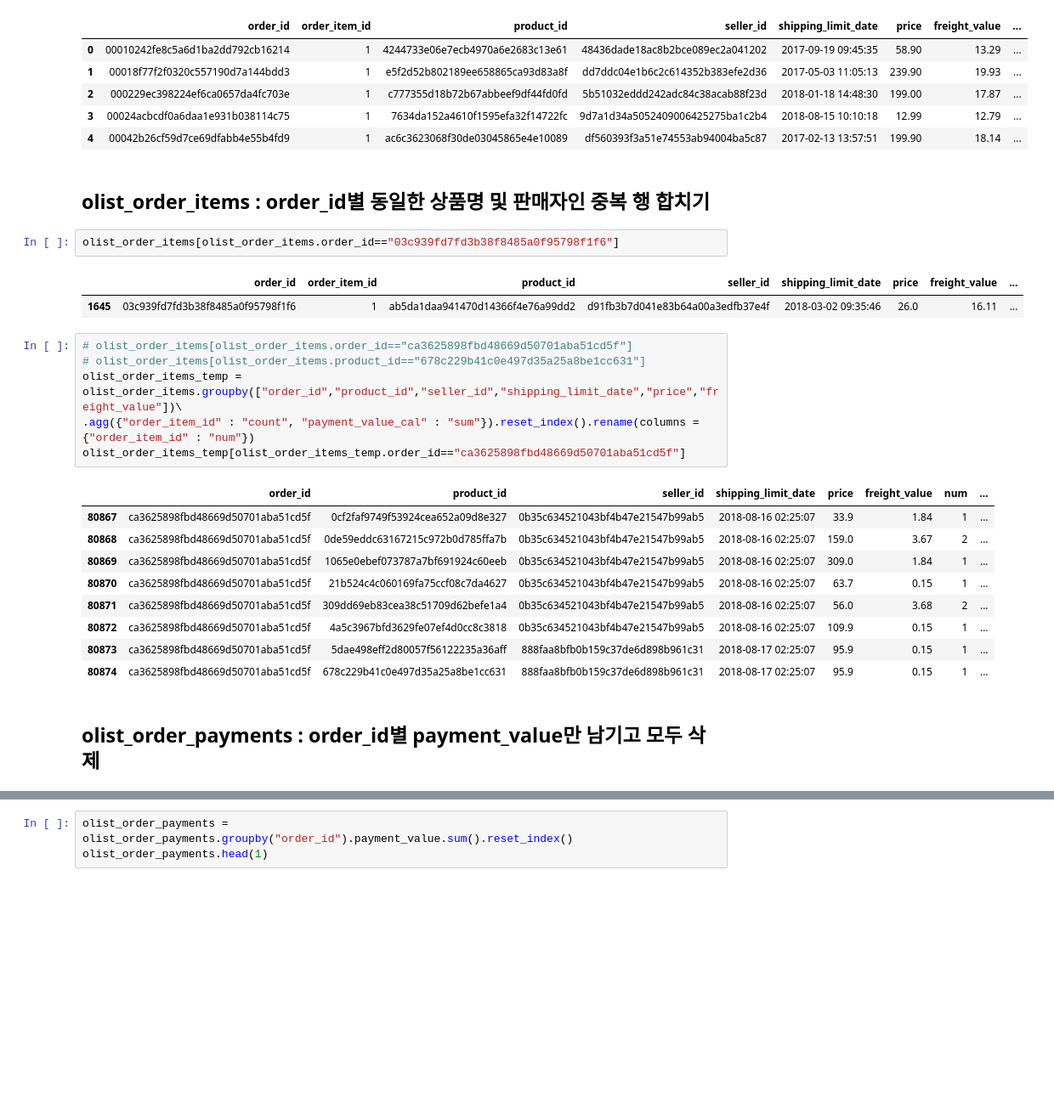
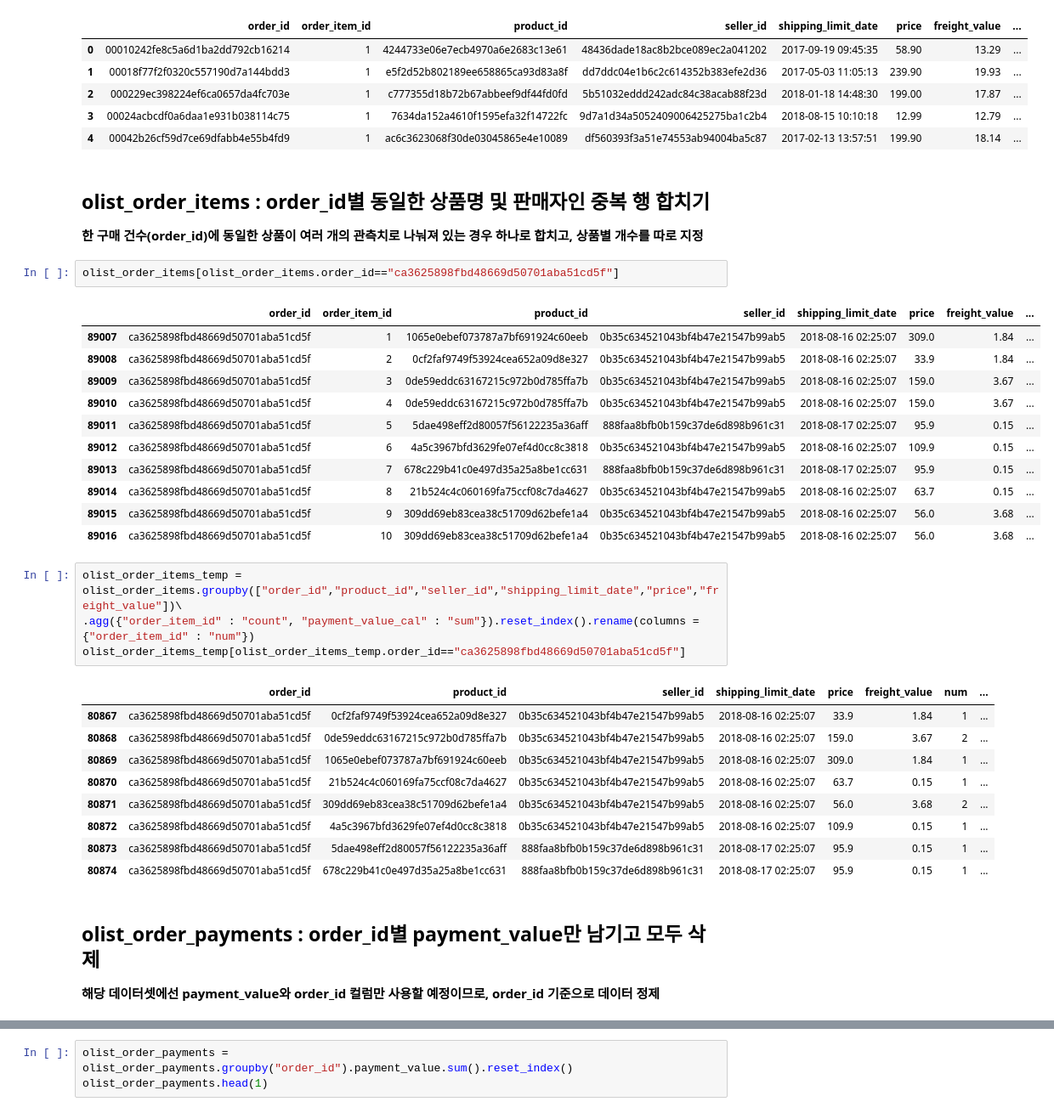
Before and after one commit to changyong93/project_Brazilian-E-Commerce-Public-Dataset-by-Olist, a Jupyter notebook: Untitled2.ipynb, the cells around one changed output, grey strips where cells are left out. Shown at 85% size. Drawn from its saved outputs; the diff is of its cells as text; blank space fills up the shorter version.

```diff
--- a/Untitled2.ipynb
+++ b/Untitled2.ipynb
@@ -100,14 +86,23 @@ olist_order_items.head()
 | 4 | 00042b26cf59d7ce69dfabb4e55b4fd9 | 1 | ac6c3623068f30de03045865e4e10089 | df560393f3a51e74553ab94004ba5c87 | 2017-02-13 13:57:51 | 199.90 | 18.14 | ... |
 # %% [markdown]
 ## olist_order_items : order_id별 동일한 상품명 및 판매자인 중복 행 합치기
+**한 구매 건수(order_id)에 동일한 상품이 여러 개의 관측치로 나눠져 있는 경우 하나로 합치고,
+상품별 개수를 따로 지정**
 # %%
-olist_order_items[olist_order_items.order_id=="03c939fd7fd3b38f8485a0f95798f1f6"]
+olist_order_items[olist_order_items.order_id=="ca3625898fbd48669d50701aba51cd5f"]
 # %% [output]
 |  | order_id | order_item_id | product_id | seller_id | shipping_limit_date | price | freight_value | ... |
-| 1645 | 03c939fd7fd3b38f8485a0f95798f1f6 | 1 | ab5da1daa941470d14366f4e76a99dd2 | d91fb3b7d041e83b64a00a3edfb37e4f | 2018-03-02 09:35:46 | 26.0 | 16.11 | ... |
+| 89007 | ca3625898fbd48669d50701aba51cd5f | 1 | 1065e0ebef073787a7bf691924c60eeb | 0b35c634521043bf4b47e21547b99ab5 | 2018-08-16 02:25:07 | 309.0 | 1.84 | ... |
+| 89008 | ca3625898fbd48669d50701aba51cd5f | 2 | 0cf2faf9749f53924cea652a09d8e327 | 0b35c634521043bf4b47e21547b99ab5 | 2018-08-16 02:25:07 | 33.9 | 1.84 | ... |
+| 89009 | ca3625898fbd48669d50701aba51cd5f | 3 | 0de59eddc63167215c972b0d785ffa7b | 0b35c634521043bf4b47e21547b99ab5 | 2018-08-16 02:25:07 | 159.0 | 3.67 | ... |
+| 89010 | ca3625898fbd48669d50701aba51cd5f | 4 | 0de59eddc63167215c972b0d785ffa7b | 0b35c634521043bf4b47e21547b99ab5 | 2018-08-16 02:25:07 | 159.0 | 3.67 | ... |
+| 89011 | ca3625898fbd48669d50701aba51cd5f | 5 | 5dae498eff2d80057f56122235a36aff | 888faa8bfb0b159c37de6d898b961c31 | 2018-08-17 02:25:07 | 95.9 | 0.15 | ... |
+| 89012 | ca3625898fbd48669d50701aba51cd5f | 6 | 4a5c3967bfd3629fe07ef4d0cc8c3818 | 0b35c634521043bf4b47e21547b99ab5 | 2018-08-16 02:25:07 | 109.9 | 0.15 | ... |
+| 89013 | ca3625898fbd48669d50701aba51cd5f | 7 | 678c229b41c0e497d35a25a8be1cc631 | 888faa8bfb0b159c37de6d898b961c31 | 2018-08-17 02:25:07 | 95.9 | 0.15 | ... |
+| 89014 | ca3625898fbd48669d50701aba51cd5f | 8 | 21b524c4c060169fa75ccf08c7da4627 | 0b35c634521043bf4b47e21547b99ab5 | 2018-08-16 02:25:07 | 63.7 | 0.15 | ... |
+| 89015 | ca3625898fbd48669d50701aba51cd5f | 9 | 309dd69eb83cea38c51709d62befe1a4 | 0b35c634521043bf4b47e21547b99ab5 | 2018-08-16 02:25:07 | 56.0 | 3.68 | ... |
+| 89016 | ca3625898fbd48669d50701aba51cd5f | 10 | 309dd69eb83cea38c51709d62befe1a4 | 0b35c634521043bf4b47e21547b99ab5 | 2018-08-16 02:25:07 | 56.0 | 3.68 | ... |
 # %%
-# olist_order_items[olist_order_items.order_id=="ca3625898fbd48669d50701aba51cd5f"]
-# olist_order_items[olist_order_items.product_id=="678c229b41c0e497d35a25a8be1cc631"]
 olist_order_items_temp = olist_order_items.groupby(["order_id","product_id","seller_id","shipping_limit_date","price","freight_value"])\
 .agg({"order_item_id" : "count", "payment_value_cal" : "sum"}).reset_index().rename(columns = {"order_item_id" : "num"})
 olist_order_items_temp[olist_order_items_temp.order_id=="ca3625898fbd48669d50701aba51cd5f"]
@@ -123,3 +118,4 @@ olist_order_items_temp[olist_order_items_temp.order_id=="ca3625898fbd48669d50701
 | 80874 | ca3625898fbd48669d50701aba51cd5f | 678c229b41c0e497d35a25a8be1cc631 | 888faa8bfb0b159c37de6d898b961c31 | 2018-08-17 02:25:07 | 95.9 | 0.15 | 1 | ... |
 # %% [markdown]
 ## olist_order_payments : order_id별 payment_value만 남기고 모두 삭제
+**해당 데이터셋에선 payment_value와 order_id 컬럼만 사용할 예정이므로, order_id 기준으로 데이터 정제**
```
Also changed, not shown: parts of 120 cells of this notebook.
